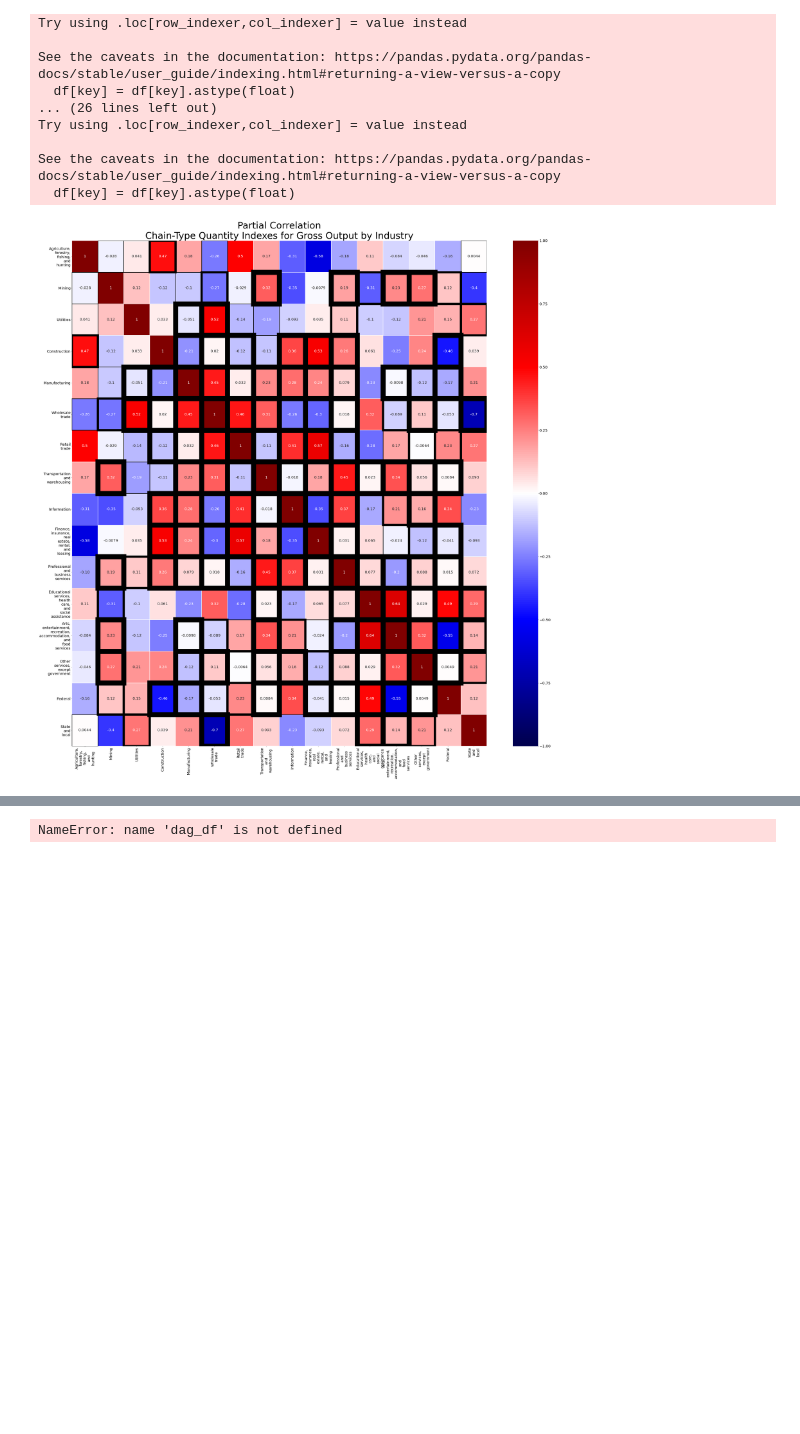
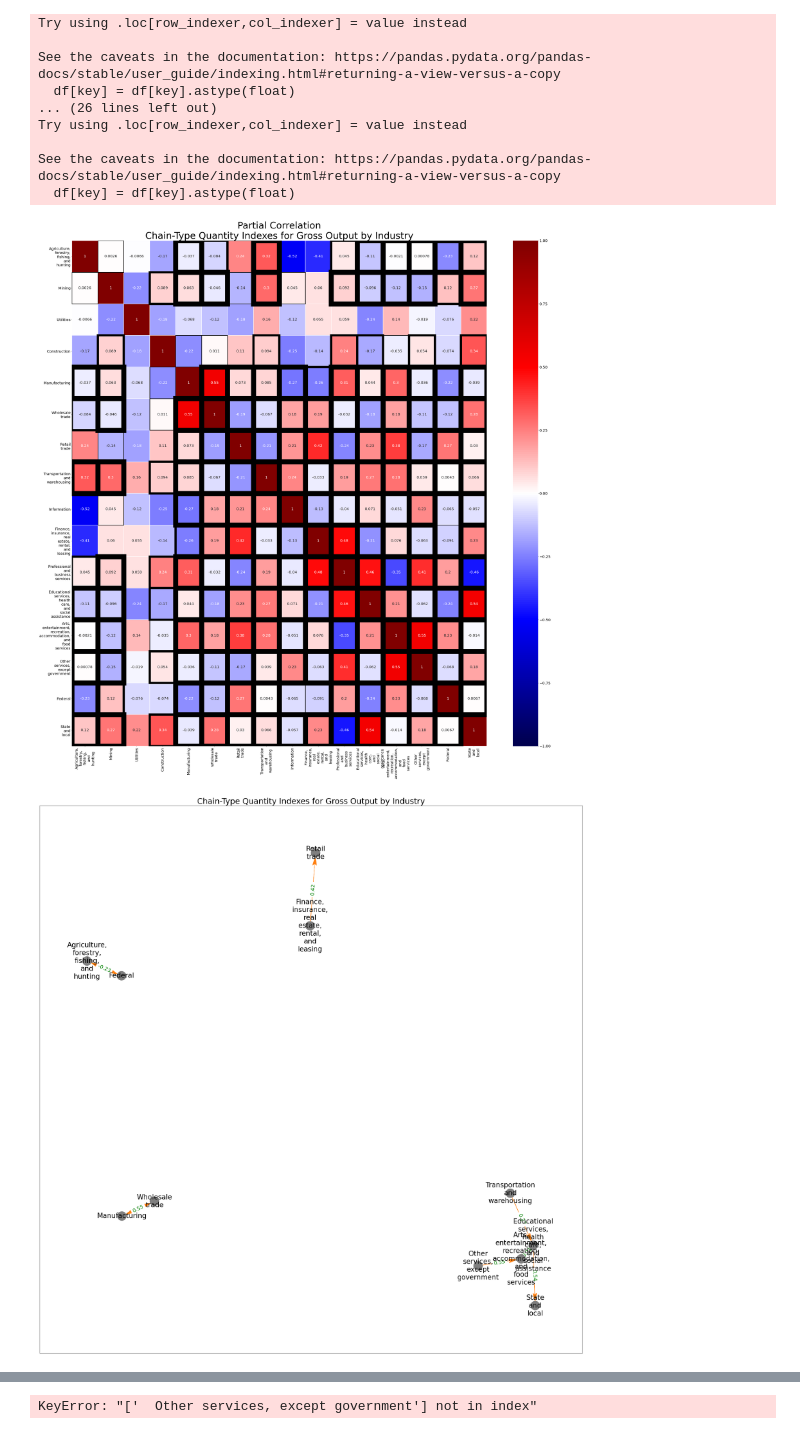
Before and after one commit to jlcatonjr/Learn-Python-for-Stats-and-Econ, a Jupyter notebook: Projects/Federal Reserve Data/Macro and Financial Data with DAG.ipynb, the cells around one changed output, grey strips where cells are left out. Cells and saved outputs as stored; diff of their text form; code cells hidden in the pictures; blank space fills up the shorter version.

```diff
--- a/Projects/Federal Reserve Data/Macro and Financial Data with DAG.ipynb
+++ b/Projects/Federal Reserve Data/Macro and Financial Data with DAG.ipynb
@@ -393,7 +414,7 @@ def graph_DAG(edges, df, title = ""):
     fig, ax = plt.subplots(figsize = (30,30))
     graph.nodes()
     plt.tight_layout()
-    pos = nx.spring_layout(graph, k = 5/(len(edge_labels.keys())**.5))
+    pos = nx.spring_layout(graph)#, k = 5/(len(edge_labels.keys())**.5))
 
     plt.title(title, fontsize = 30)
     nx.draw_networkx(graph, pos, node_color=color_map, node_size = 1200,
@@ -438,7 +459,7 @@ for group in layers:
     pp = PdfPages(group + "corrPlots.pdf")
     df = sector_data[group]
     keys = layers[group][1]["Private industries"] + layers[group][1]["Government"]
-    df = df[keys].pct_change(4)
+    df = df[keys].pct_change(1).diff(1).diff(1)
     pcorr_df, p_val_df = calculate_pcorr(df, keys)
 
     plot_df = pcorr_df.dropna()
@@ -473,35 +494,38 @@ for group in layers:
     plt.title("Partial Correlation\n"+group, fontsize = 50)
     for i in range(len(keys)):
         for j in range(len(countries)):
             key = keys[i]
             country = countries[j]
             p_val = p_val_df.loc[country][key]
             lw = 0
             for k in range(len(sig_vals)):
                 sig_val = sig_vals[k]
                 if p_val <= sig_val:
                     lw = 3 * (k + 1) ** 2
     #         anchor = (lw / 2, lw / 2)
             mp.add_patch(Rectangle((i, j), 1, 1, fill=False, edgecolor='k', lw=lw))
     plt.show()
     plt.close()
 
-    dag_df = df.dropna().rename(
+    dag_df = df.dropna()[private_and_public]
+    dag_df.rename(
         columns={
-            col:col.replace("  ", "").replace(" ", "\n") for col in dag_df.keys()})
+            col:col.replace("  ", "").replace(" ", "\n") for col in dag_df.keys()},
+        inplace = True)
     variant = "parallel"
-    sig = 0.0005
+    sig = 0.05
     ci_test = "pearsonr"
     keys = dag_df.keys()
     c = PC(dag_df)
     max_cond_vars = len(keys) - 2
-    model = c.estimate(return_type = "dag",variant= variant,
+    model = c.estimate(return_type = "pdag",variant= variant,
                        significance_level = sig,
                        max_cond_vars = max_cond_vars, ci_test = ci_test)
     edges = model.edges()
     graph_DAG(edges, dag_df, title = group)
 # pcorr_df[p_val_df["General Outcome"] < sig]#.style.apply(highlight)
 # pcorrsig[p_val_df["General Outcome"] < sig].to_csv("StatisticallySignificantOutcomesbyCountry.csv")
 # p_val_df[p_val_df["General Outcome"] < sig].to_csv("StatisticalSignificancebyCountry.csv")
 # %% [output]
-[figure, old version]
+[figure, new version]
+[figure, added]
@@ -508,4 +535,4 @@ for group in layers:
-NameError: name 'dag_df' is not defined
+KeyError: "['  Other services, except government'] not in index"
 # %%
 dag_df
 # %%
```
Also changed, not shown: parts of 4 cells of this notebook, 4 other files.
